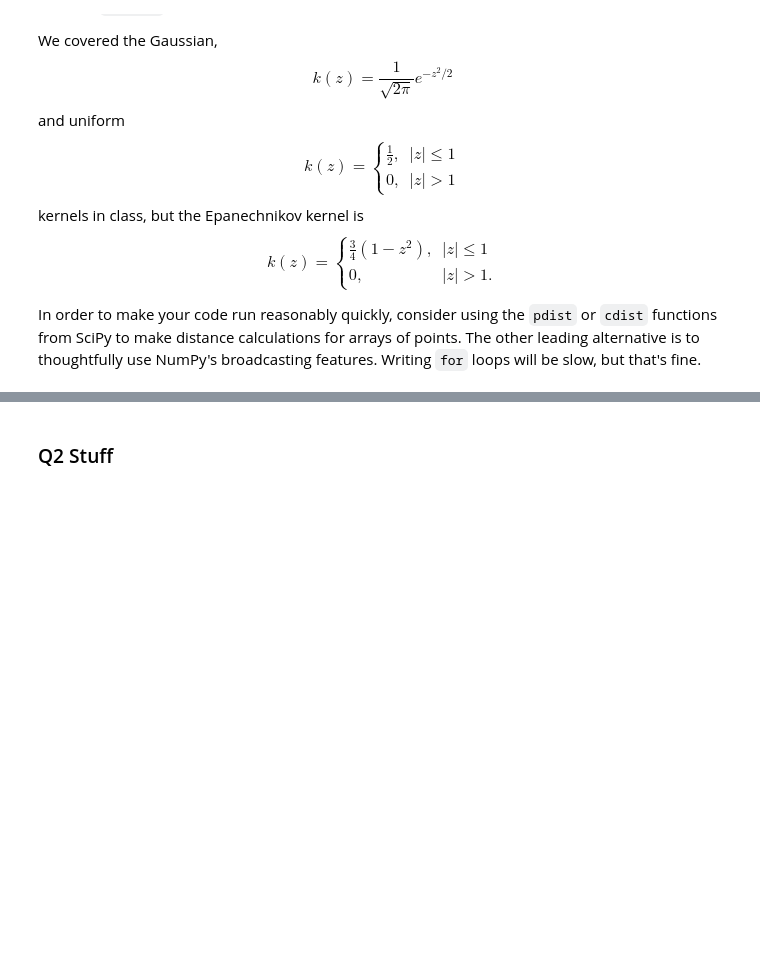
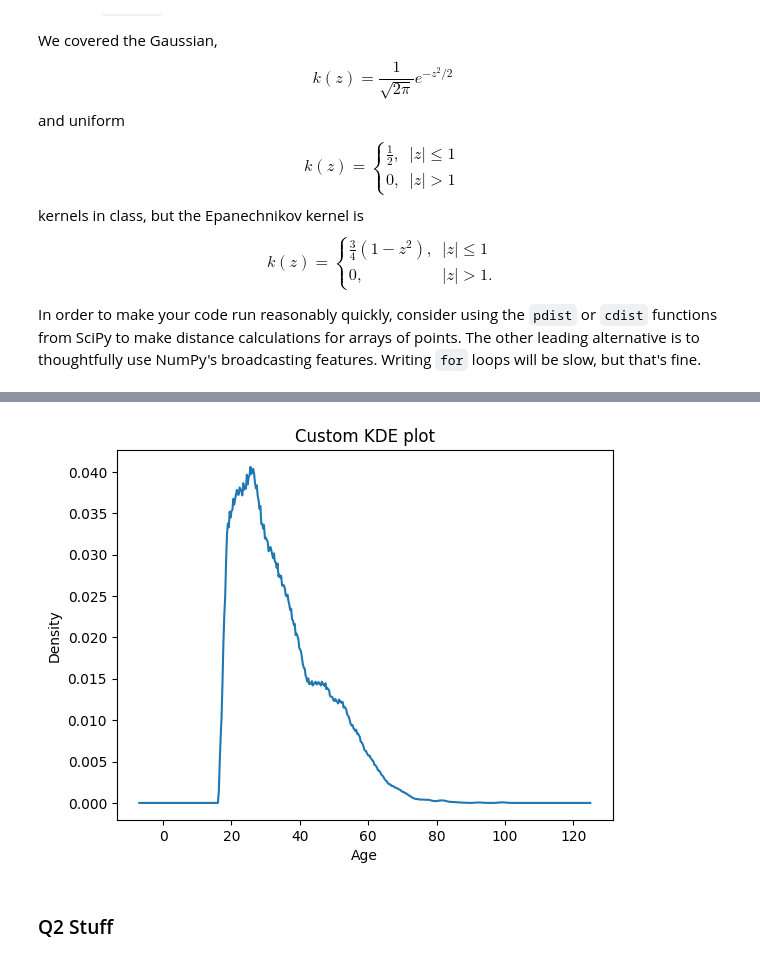
Before and after one commit to kevincha12/visualization_assignment, a Jupyter notebook: assignment.ipynb, the cells around one changed output, grey strips where cells are left out. Cells and saved outputs as stored; diff of their text form; code cells hidden in the pictures; blank space fills up the shorter version.

```diff
--- a/assignment.ipynb
+++ b/assignment.ipynb
@@ -72,3 +117,7 @@ def kde_plot(arr, bw=None, kernel='gaussian'):
+# %%
+kde_plot(arr, kernel='epanechnikov', xlab='Age')
+# %% [output]
+[figure, added]
 # %% [markdown]
 ### Q2 Stuff
 # %% [markdown]
```
Also changed, not shown: parts of 11 cells of this notebook.
